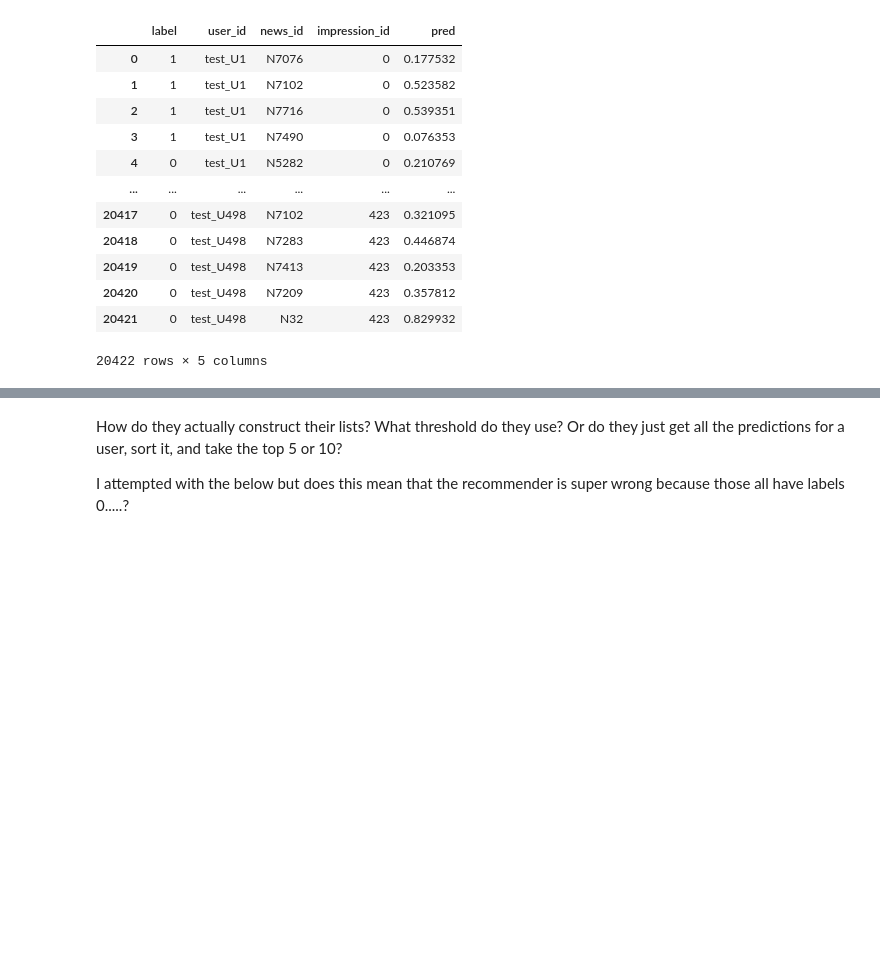
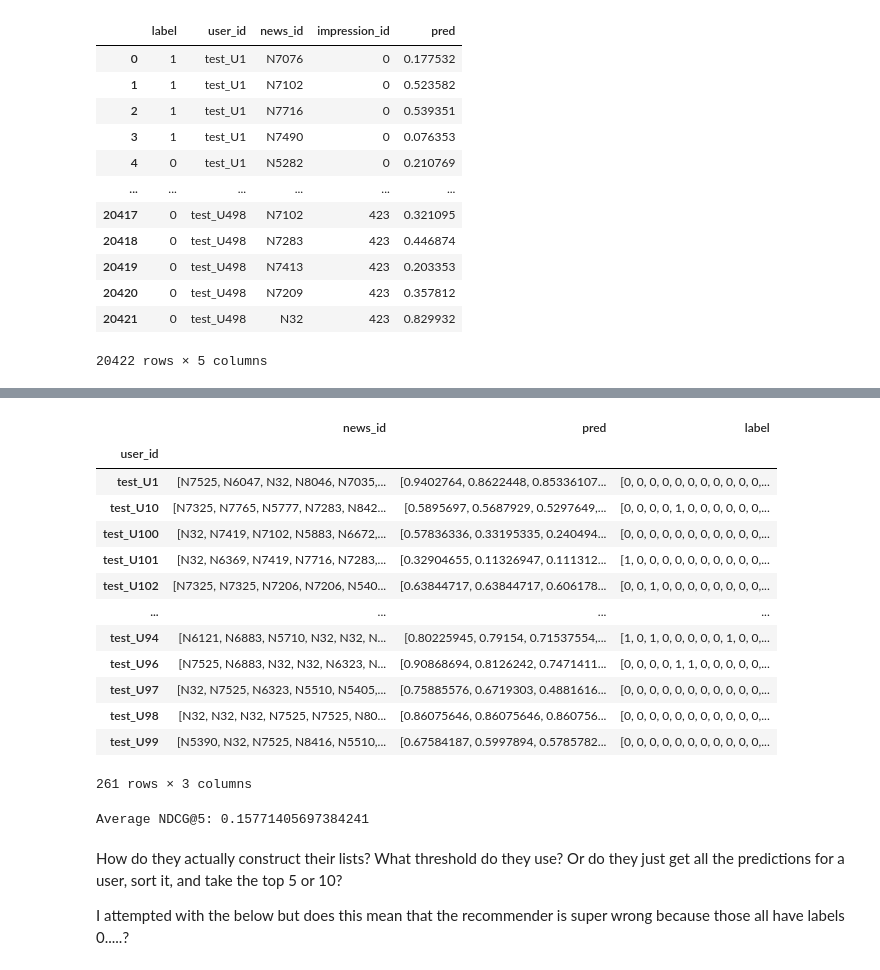
Before and after one commit to aisa6148/News_Recommendation_Project_2023, a Jupyter notebook: dkn_MIND.ipynb, the cells around one changed output, grey strips where cells are left out. Cells and saved outputs as stored; diff of their text form; code cells hidden in the pictures; blank space fills up the shorter version.

```diff
--- a/dkn_MIND.ipynb
+++ b/dkn_MIND.ipynb
@@ -187,3 +224,33 @@ full_df
+# %%
+df = full_df.sort_values(["user_id", "pred"], ascending=False)
+df = df.groupby("user_id").agg({"news_id": list, "pred": list, "label": list})
+df
+# %% [output]
+|  | news_id | pred | label |
+| user_id |  |  |  |
+| test_U1 | [N7525, N6047, N32, N8046, N7035,... | [0.9402764, 0.8622448, 0.85336107... | [0, 0, 0, 0, 0, 0, 0, 0, 0, 0, 0,... |
+| test_U10 | [N7325, N7765, N5777, N7283, N842... | [0.5895697, 0.5687929, 0.5297649,... | [0, 0, 0, 0, 1, 0, 0, 0, 0, 0, 0,... |
+| test_U100 | [N32, N7419, N7102, N5883, N6672,... | [0.57836336, 0.33195335, 0.240494... | [0, 0, 0, 0, 0, 0, 0, 0, 0, 0, 0,... |
+| test_U101 | [N32, N6369, N7419, N7716, N7283,... | [0.32904655, 0.11326947, 0.111312... | [1, 0, 0, 0, 0, 0, 0, 0, 0, 0, 0,... |
+| test_U102 | [N7325, N7325, N7206, N7206, N540... | [0.63844717, 0.63844717, 0.606178... | [0, 0, 1, 0, 0, 0, 0, 0, 0, 0, 0,... |
+| ... | ... | ... | ... |
+| test_U94 | [N6121, N6883, N5710, N32, N32, N... | [0.80225945, 0.79154, 0.71537554,... | [1, 0, 1, 0, 0, 0, 0, 0, 1, 0, 0,... |
+| test_U96 | [N7525, N6883, N32, N32, N6323, N... | [0.90868694, 0.8126242, 0.7471411... | [0, 0, 0, 0, 1, 1, 0, 0, 0, 0, 0,... |
+| test_U97 | [N32, N7525, N6323, N5510, N5405,... | [0.75885576, 0.6719303, 0.4881616... | [0, 0, 0, 0, 0, 0, 0, 0, 0, 0, 0,... |
+| test_U98 | [N32, N32, N32, N7525, N7525, N80... | [0.86075646, 0.86075646, 0.860756... | [0, 0, 0, 0, 0, 0, 0, 0, 0, 0, 0,... |
+| test_U99 | [N5390, N32, N7525, N8416, N5510,... | [0.67584187, 0.5997894, 0.5785782... | [0, 0, 0, 0, 0, 0, 0, 0, 0, 0, 0,... |
+261 rows × 3 columns
+# %%
+avg_ndcg = 0
+count = 0
+for i in range(261):
+    temp = df.iloc[i]
+    ndcg = ndcg_score([temp["label"]], [temp["pred"]], k=5)
+    avg_ndcg += ndcg
+    count += 1
+print(f"Average NDCG@5: {avg_ndcg/count}")
+# %% [output]
+Average NDCG@5: 0.15771405697384241
 # %% [markdown]
 How do they actually construct their lists? What threshold do they use? Or do they just get all the predictions for a user, sort it, and take the top 5 or 10?
 
```
Also changed, not shown: parts of 26 cells of this notebook.
